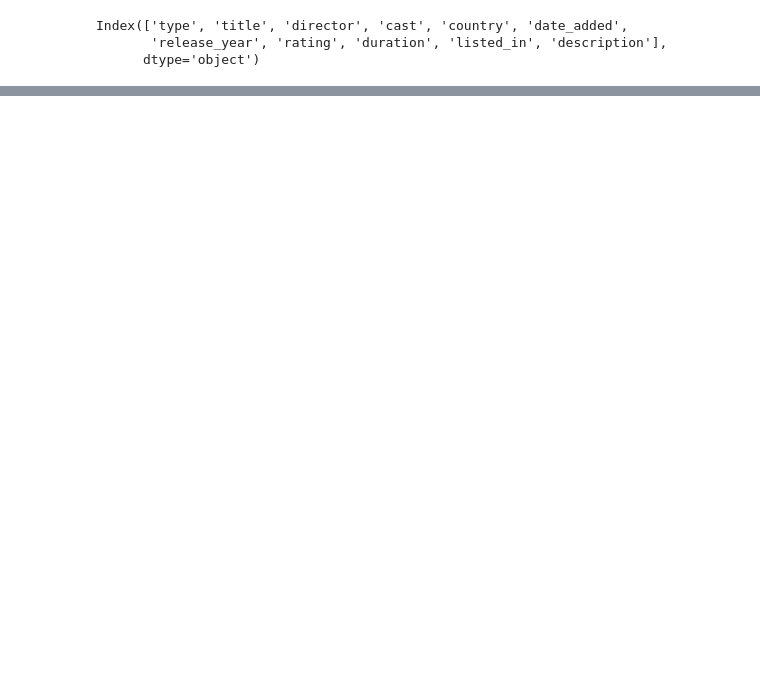
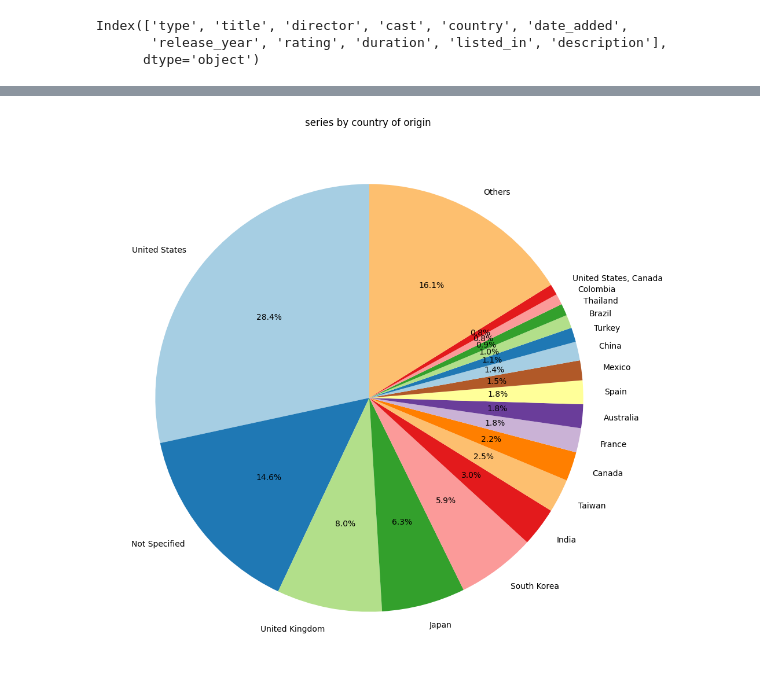
Before and after one commit to obadnew/netflix_titles.csv, a Jupyter notebook: Python_file.ipynb, the cells around one changed output, grey strips where cells are left out. Drawn from its saved outputs; the diff is of its cells as text; code cells hidden in the pictures; blank space fills up the shorter version.

```diff
--- a/Python_file.ipynb
+++ b/Python_file.ipynb
@@ -32,0 +33,4 @@ filtered_df.shape
+# %%
+#series.groupby()
+series.fillna('Not Specified/mostly USA', inplace=True)
+series.head()
@@ -32,0 +49,24 @@ filtered_df.shape
+# %%
+name_counts = series['country'].value_counts()
+
+total = name_counts.sum()
+name_percentages = (name_counts / total) * 100
+
+# Filter small categories and sum them into 'Others'
+threshold = 0.75
+small_categories = name_percentages < threshold
+other_countries = name_percentages[small_categories].sum()
+large_categories = name_percentages[~small_categories]
+
+# If there are any small categories, add 'Others'
+if other_countries > 0:
+    large_categories['Others'] = other_countries
+
+
+# Create a pie chart
+plt.figure(figsize=(12,12))
+plt.pie(large_categories, labels=large_categories.index, autopct='%1.1f%%', startangle=90, colors=plt.cm.Paired.colors)
+plt.title('series by country of origin')
+plt.show()
+# %% [output]
+[figure, added]
```
Also changed, not shown: parts of 3 cells of this notebook.
